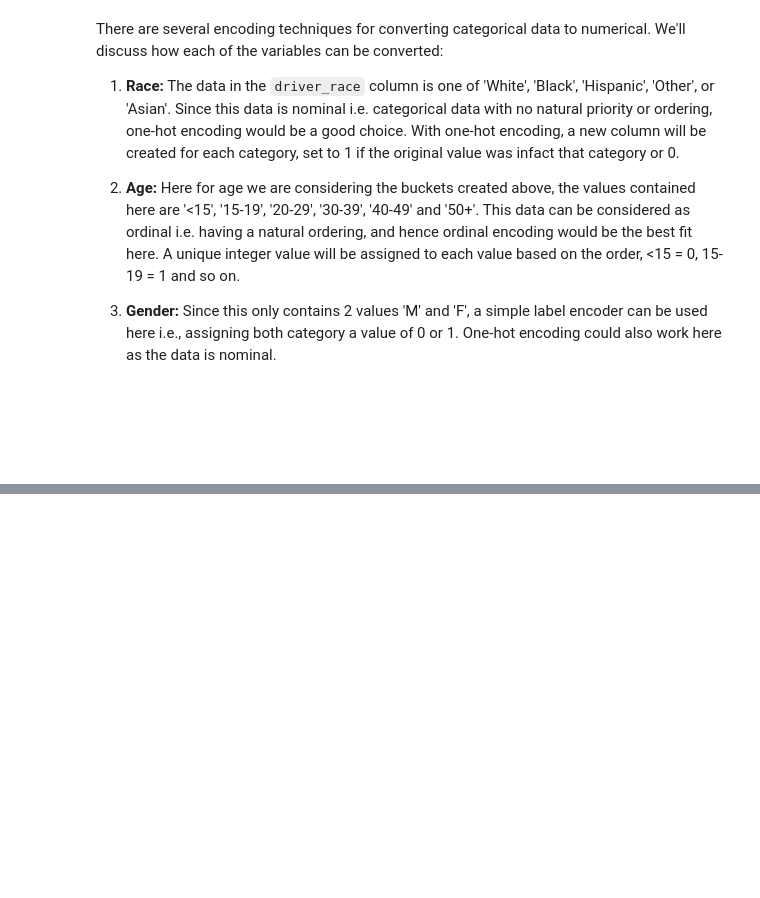
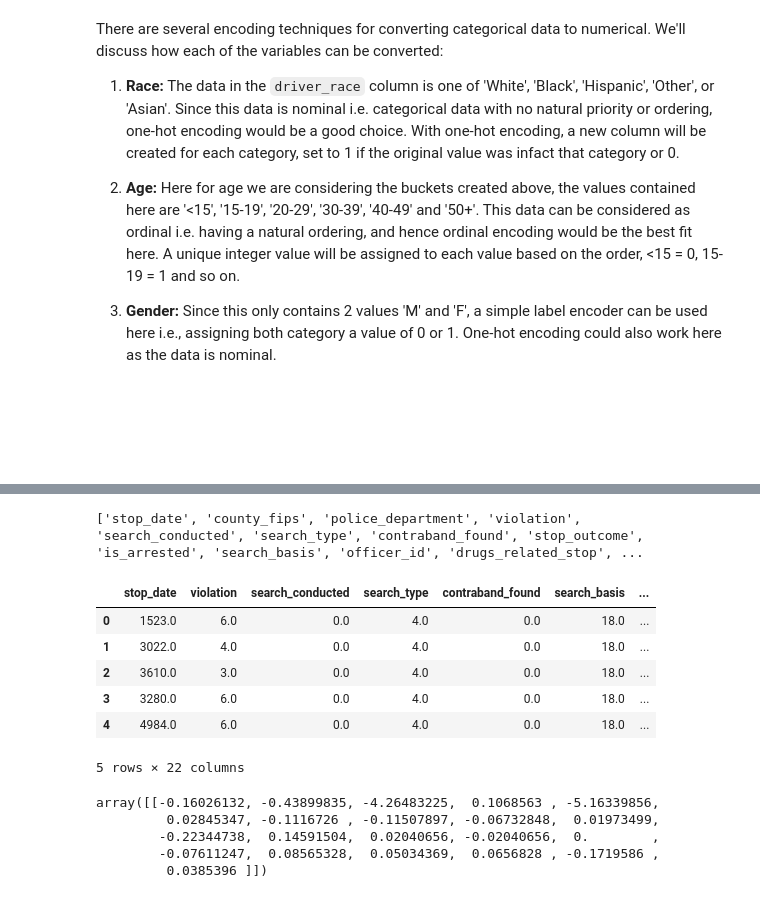
Before and after one commit to Sumitjh26997/CSS581-ML, a Jupyter notebook: hw2.ipynb, the cells around one changed output, grey strips where cells are left out. Saved outputs shown, nothing was run; the diff lists cells and outputs as text; code cells hidden in the pictures; blank space fills up the shorter version.

```diff
--- a/hw2.ipynb
+++ b/hw2.ipynb
@@ -258,0 +650,17 @@ Part C:
+# %%
+column_names_list = search_data.columns.tolist()
+print(column_names_list)
+# %% [output]
+['stop_date', 'county_fips', 'police_department', 'violation', 'search_conducted', 'search_type', 'contraband_found', 'stop_outcome', 'is_arrested', 'search_basis', 'officer_id', 'drugs_related_stop', ...
+# %%
+features = ['stop_date', 'violation', 'search_conducted', 'search_type', 'contraband_found', 'search_basis', 'drugs_related_stop', 'district', 'driver_race_Asian', 'driver_race_Black', 'driver_race_Hispanic', 'driver_race_Other', 'driver_race_White', 'driver_gender_F', 'driver_gender_M', 'driver_age_bucket_<15', 'driver_age_bucket_15-19', 'driver_age_bucket_20-29', 'driver_age_bucket_30-39', 'driver_age_bucket_40-49', 'driver_age_bucket_50+', 'driver_age_bucket_Unknown']
+search_data = search_data[features]
+search_data.head(5)
+# %% [output]
+|  | stop_date | violation | search_conducted | search_type | contraband_found | search_basis | ... |
+| 0 | 1523.0 | 6.0 | 0.0 | 4.0 | 0.0 | 18.0 | ... |
+| 1 | 3022.0 | 4.0 | 0.0 | 4.0 | 0.0 | 18.0 | ... |
+| 2 | 3610.0 | 3.0 | 0.0 | 4.0 | 0.0 | 18.0 | ... |
+| 3 | 3280.0 | 6.0 | 0.0 | 4.0 | 0.0 | 18.0 | ... |
+| 4 | 4984.0 | 6.0 | 0.0 | 4.0 | 0.0 | 18.0 | ... |
+5 rows × 22 columns
@@ -258,0 +685,8 @@ Part C:
+# %%
+outcome_model.coef_
+# %% [output]
+array([[-0.16026132, -0.43899835, -4.26483225,  0.1068563 , -5.16339856,
+         0.02845347, -0.1116726 , -0.11507897, -0.06732848,  0.01973499,
+        -0.22344738,  0.14591504,  0.02040656, -0.02040656,  0.        ,
+        -0.07611247,  0.08565328,  0.05034369,  0.0656828 , -0.1719586 ,
+         0.0385396 ]])
```
Also changed, not shown: parts of 50 cells of this notebook.
